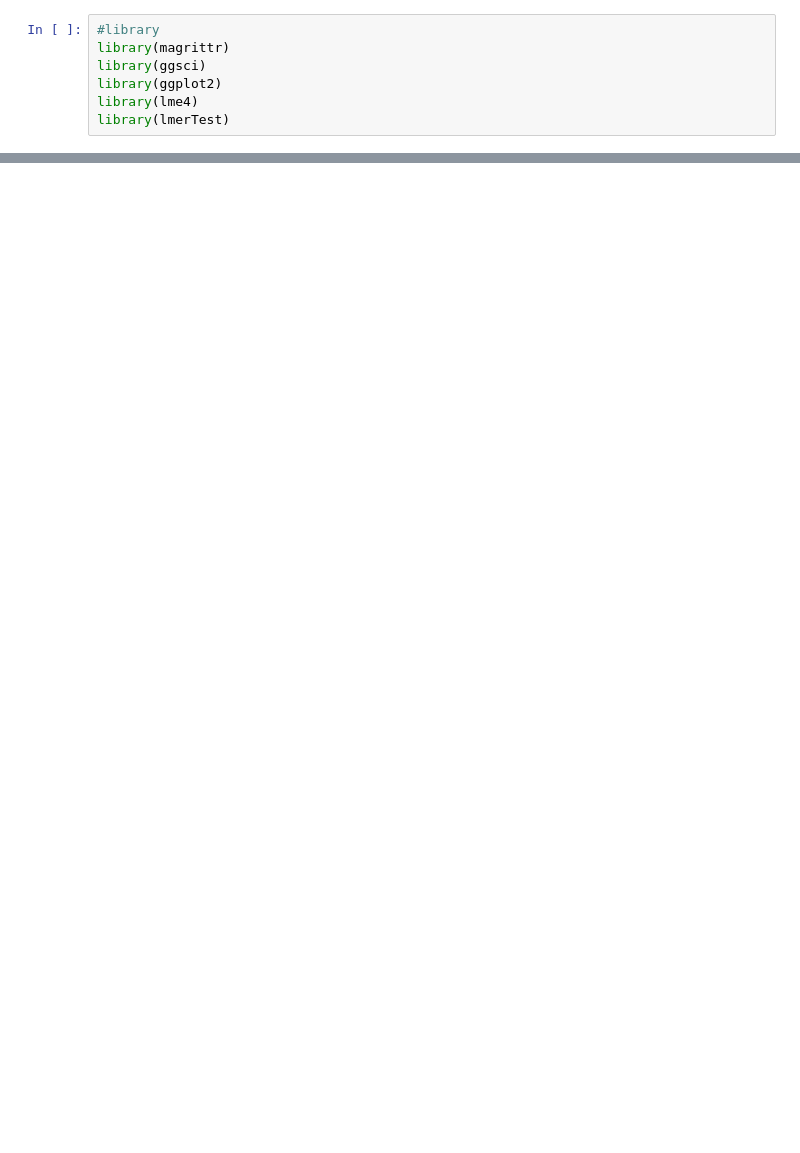
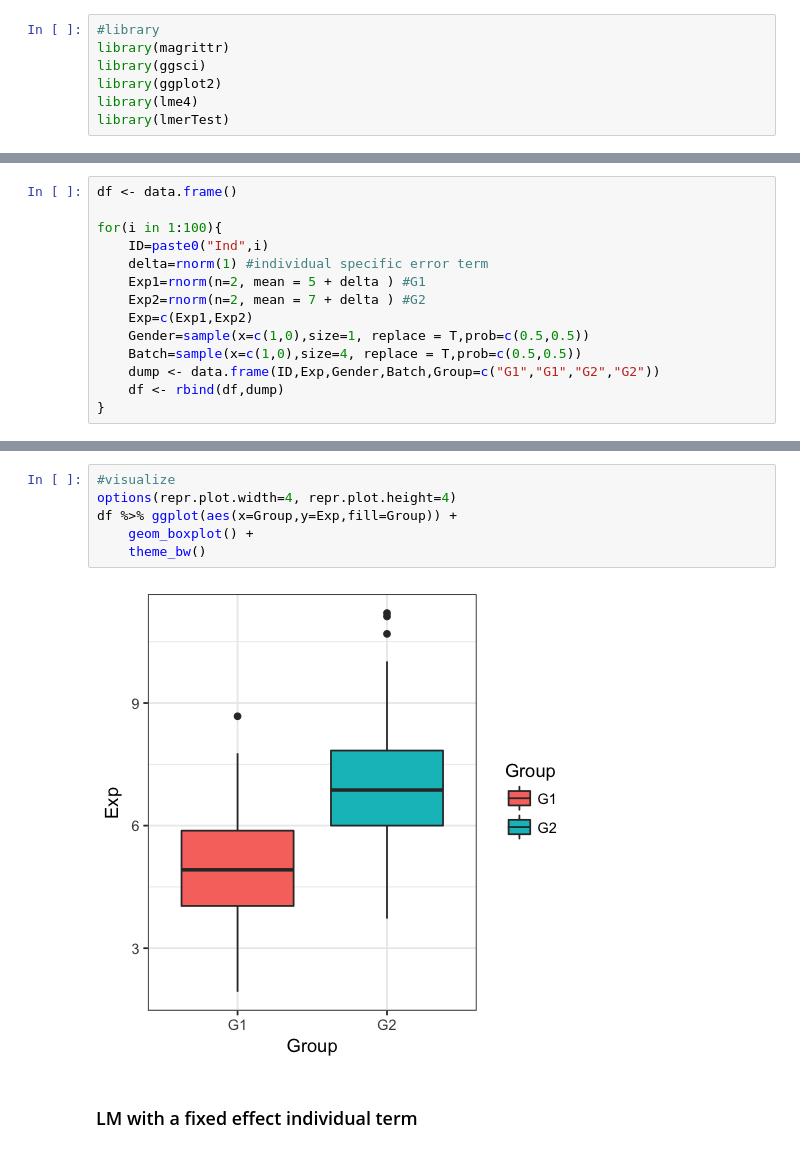
Before and after one commit to kaz-ishigaki/Misc, a Jupyter notebook: L01_repeated_measurement.ipynb, the cells around one changed output, grey strips where cells are left out. Cells and saved outputs as stored; diff of their text form; blank space fills up the shorter version.

```diff
--- a/L01_repeated_measurement.ipynb
+++ b/L01_repeated_measurement.ipynb
@@ -121,0 +99,14 @@ summary(mod1)$coefficients
+# %%
+df <- data.frame()
+
+for(i in 1:100){
+    ID=paste0("Ind",i)
+    delta=rnorm(1) #individual specific error term
+    Exp1=rnorm(n=2, mean = 5 + delta ) #G1
+    Exp2=rnorm(n=2, mean = 7 + delta ) #G2
+    Exp=c(Exp1,Exp2)
+    Gender=sample(x=c(1,0),size=1, replace = T,prob=c(0.5,0.5))
+    Batch=sample(x=c(1,0),size=4, replace = T,prob=c(0.5,0.5))
+    dump <- data.frame(ID,Exp,Gender,Batch,Group=c("G1","G1","G2","G2"))
+    df <- rbind(df,dump)
+}
@@ -121,0 +127,10 @@ summary(mod1)$coefficients
+# %%
+#visualize
+options(repr.plot.width=4, repr.plot.height=4)
+df %>% ggplot(aes(x=Group,y=Exp,fill=Group)) +
+    geom_boxplot() +
+    theme_bw()
+# %% [output]
+[figure, added]
+# %% [markdown]
+### LM with a fixed effect individual term
```
Also changed, not shown: parts of 20 cells of this notebook.
